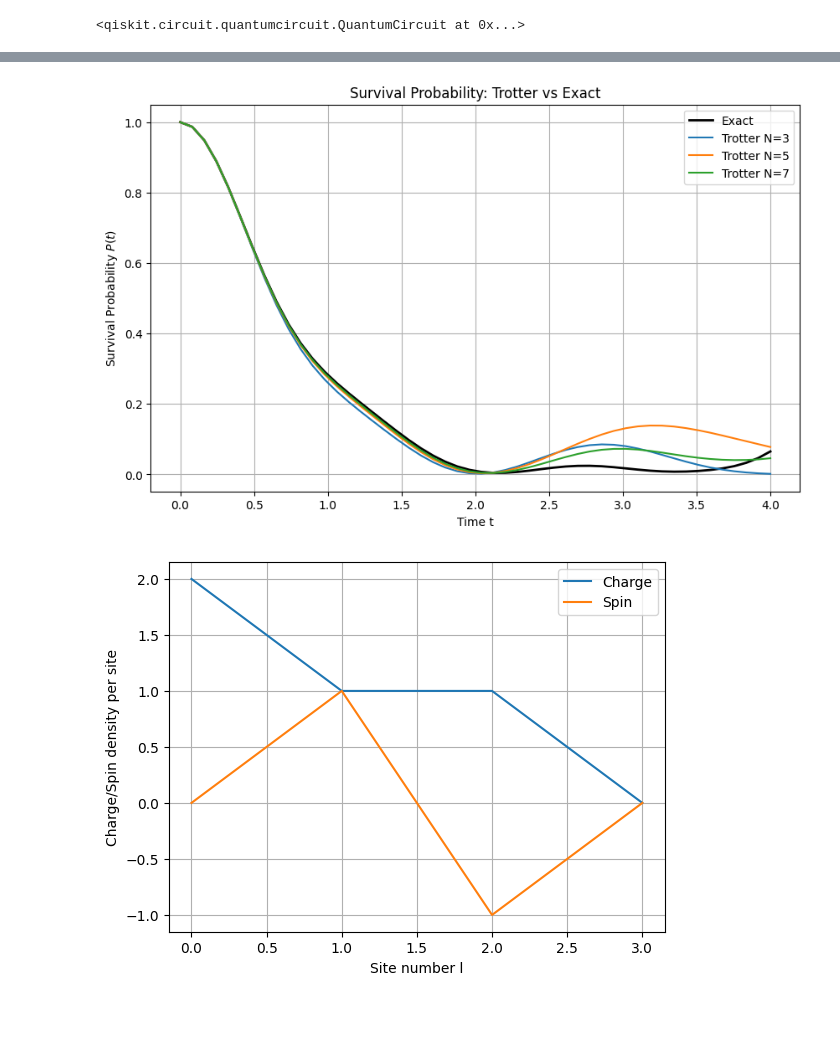
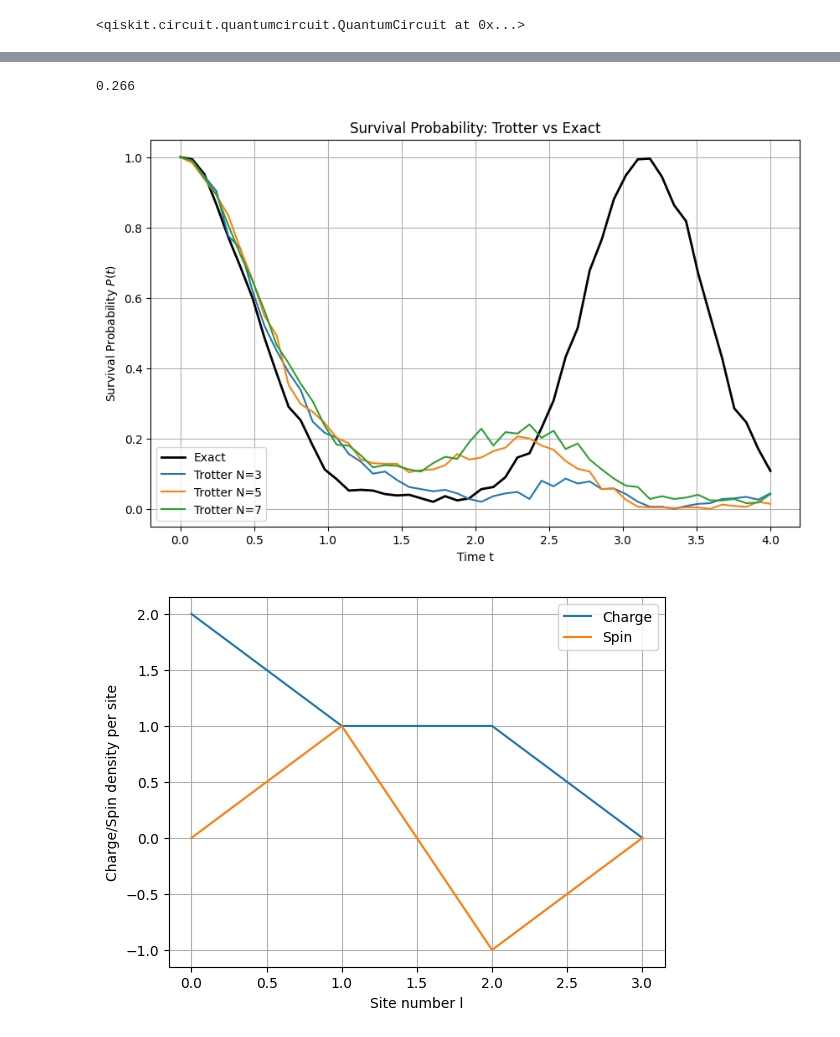
Before and after one commit to FelixSchunder/Quantum-Computing, a Jupyter notebook: Exam.ipynb, the cells around one changed output, grey strips where cells are left out. Saved outputs shown, nothing was run; the diff lists cells and outputs as text; code cells hidden in the pictures.

```diff
--- a/Exam.ipynb
+++ b/Exam.ipynb
@@ -253,40 +202,63 @@ def survival_proba(psi0, psit):
+# %%
+def exact_evo(t,ini_state, tot_shots=500):
+    qc = ini_state.copy()
+    qc.compose(trotter_step(t), inplace=True)
+    return qc
+
+initial_state = '00100111'
+def P_meas_exact(t, ini_state, tot_shots=500):
+    qc = exact_evo(t, ini_state)
+    qc.measure_all()
+    simulator = Aer.get_backend('aer_simulator')
+    trans_circuit = transpile(qc, backend=simulator)
+    job = simulator.run(trans_circuit, shots=tot_shots)
+    counts = job.result().get_counts(qc)
+    p = counts.get(initial_state, 0)/tot_shots
+    return p
+
+ini_state = QuantumCircuit(8)
+ini_state.x([0,1,2,5])
+P_meas_exact(2.5, ini_state=ini_state)
+# %% [output]
+0.266
 # %%
 t_values = np.linspace(0, 4, 50)
 trotter_steps_list = [3, 5, 7]
 
 ini_state = QuantumCircuit(Qbits)
 ini_state.x([0,1,2,5])
-psi0 = Statevector.from_instruction(ini_state)
-H = build_hamiltonian(Qbits, J, U)
 
 plt.figure(figsize=(10, 6))
+# exact_probs = []
+
+# # Exakte Lösung
+# for t in t_values:
+#     psi_exact = exact_evolution(H, psi0, t)
+#     exact_probs.append(survival_proba(psi0, psi_exact))
+
 exact_probs = []
-
-# Exakte Lösung
 for t in t_values:
-    psi_exact = exact_evolution(H, psi0, t)
-    exact_probs.append(survival_proba(psi0, psi_exact))
+    exact_probs.append(P_meas_exact(t=t, ini_state=ini_state))
 
 plt.plot(t_values, exact_probs, label="Exact", color='black', linewidth=2)
 
 # Trotter-Approximationen
 for Ns in trotter_steps_list:
     trotter_probs = []
     for t in t_values:
-        trotter_circuit = trotter_evolution(ini_state, t, Ns)
-        psi_trotter = Statevector.from_instruction(trotter_circuit)
-        trotter_probs.append(survival_proba(psi0, psi_trotter))
+        trotter_probs.append(P_meas(t=t, Ns=Ns))
+        # trotter_circuit = trotter_evolution(ini_state, t, Ns)
 
     plt.plot(t_values, trotter_probs, label=f"Trotter N={Ns}")
 
 plt.xlabel("Time t")
 plt.ylabel("Survival Probability $P(t)$")
 plt.title("Survival Probability: Trotter vs Exact")
 plt.legend()
 plt.grid()
 plt.show()
 # %% [output]
-[figure, old version]
+[figure, new version]
 # %%
 p_charge_dic = {'00':'0', '01':'1','10':'1','11':'2'}
 p_spin_dic = {'00':'0', '01':'1','10':'-1','11':'0'}
```
Also changed, not shown: parts of 5 cells of this notebook, 1 other file.
